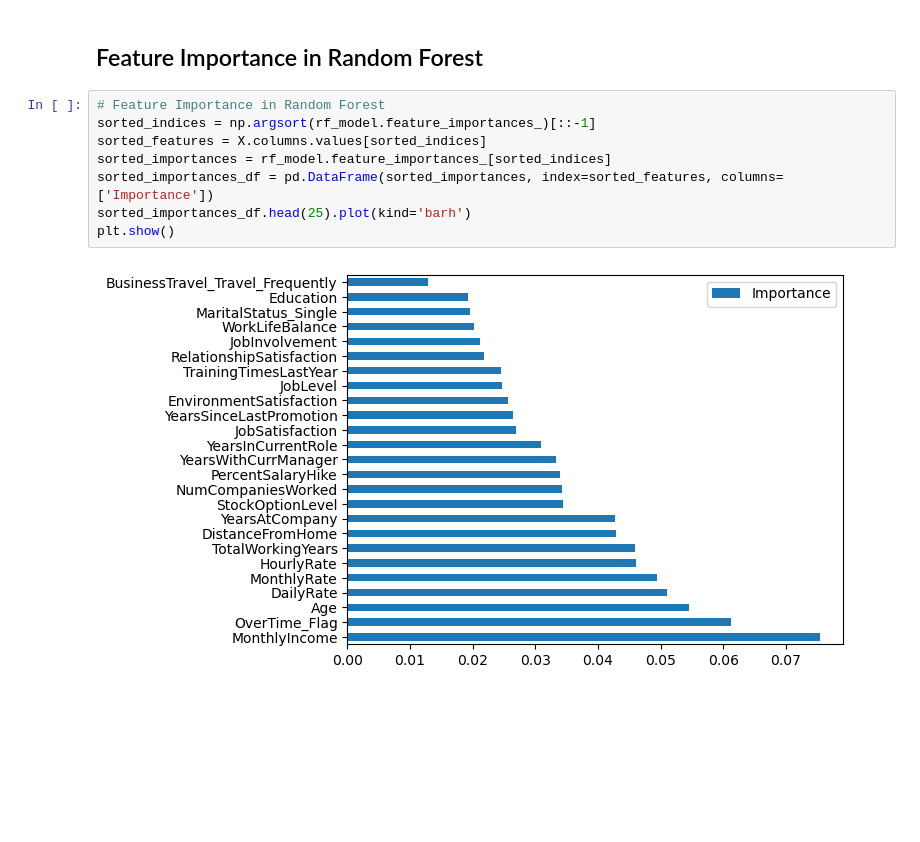
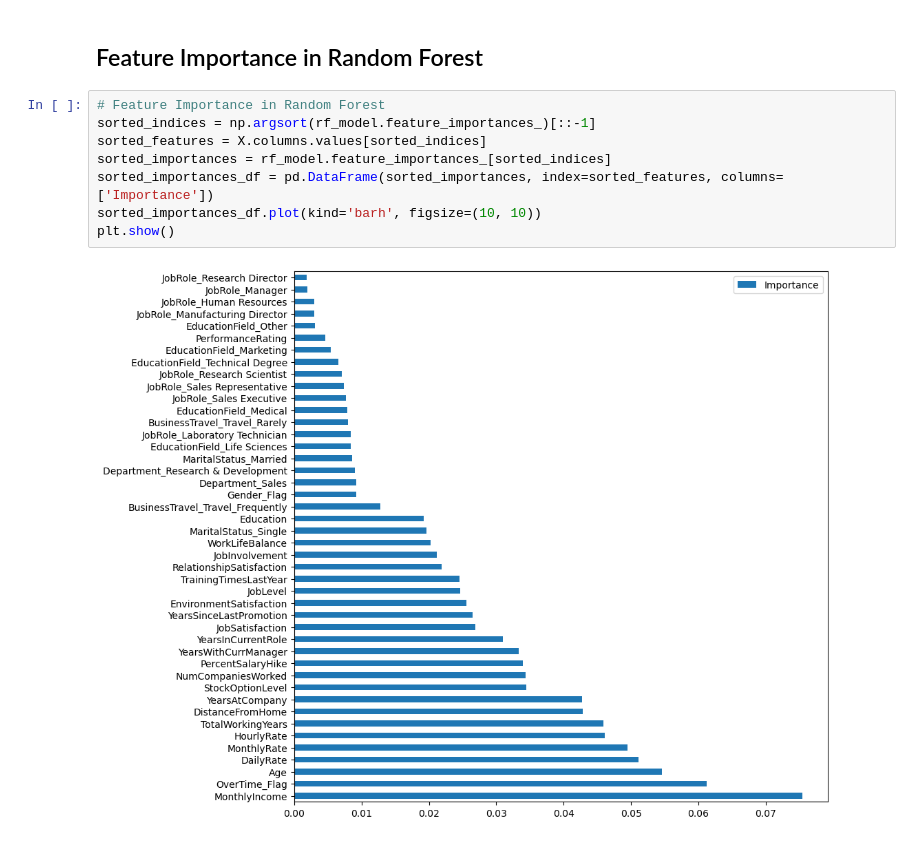
Before and after one commit to cihernand/ibm_hr_analytics, a Jupyter notebook: IBM_PredictiveandProspectiveAnalysis_DT_RF.ipynb, the cells around one changed output. Saved outputs shown, nothing was run; the diff lists cells and outputs as text; blank space fills up the shorter version.

Commit message:
add importance plot

```diff
--- a/IBM_PredictiveandProspectiveAnalysis_DT_RF.ipynb
+++ b/IBM_PredictiveandProspectiveAnalysis_DT_RF.ipynb
@@ -546,10 +546,10 @@ Confusion Matrix:
 # %%
 # Feature Importance in Random Forest
 sorted_indices = np.argsort(rf_model.feature_importances_)[::-1]
 sorted_features = X.columns.values[sorted_indices]
 sorted_importances = rf_model.feature_importances_[sorted_indices]
 sorted_importances_df = pd.DataFrame(sorted_importances, index=sorted_features, columns=['Importance'])
-sorted_importances_df.head(25).plot(kind='barh')
+sorted_importances_df.plot(kind='barh', figsize=(10, 10))
 plt.show()
 # %% [output]
-[figure, old version]
+[figure, new version]
```
